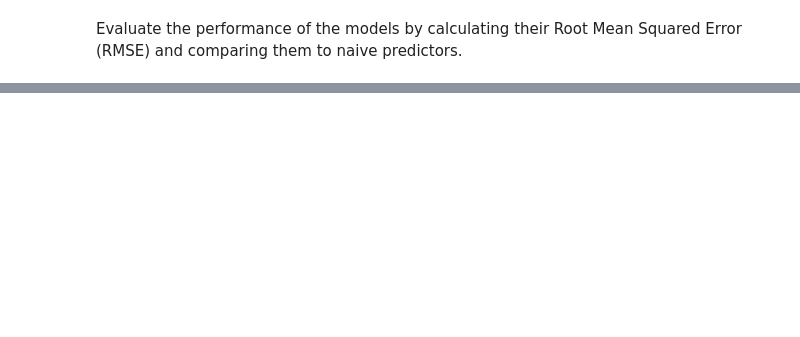
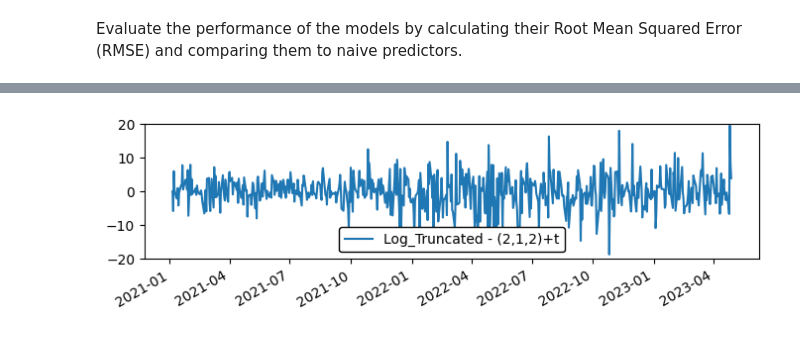
Before and after one commit to anmkap/market-prediction, a Jupyter notebook: notebooks/arima.ipynb, the cells around one changed output, grey strips where cells are left out. Cells and saved outputs as stored; diff of their text form; code cells hidden in the pictures; blank space fills up the shorter version.

```diff
--- a/notebooks/arima.ipynb
+++ b/notebooks/arima.ipynb
@@ -542,0 +579,5 @@ Slight improvements in RMSE and the shape of the residuals were achieved. The la
+# %%
+data = log_close.copy()
+data.name = 'Log_Truncated'
+train = data['20210104':'20230428']
+test = data['20230501':]
@@ -542,0 +590,2 @@ Slight improvements in RMSE and the shape of the residuals were achieved. The la
+# %%
+run_models(train, test)
@@ -542,0 +608,4 @@ Slight improvements in RMSE and the shape of the residuals were achieved. The la
+# %%
+plot_residuals(train, (2, 1, 2), 't', exp=True)
+# %% [output]
+[figure, added]
```
Also changed, not shown: parts of 37 cells of this notebook, 10 other files.
